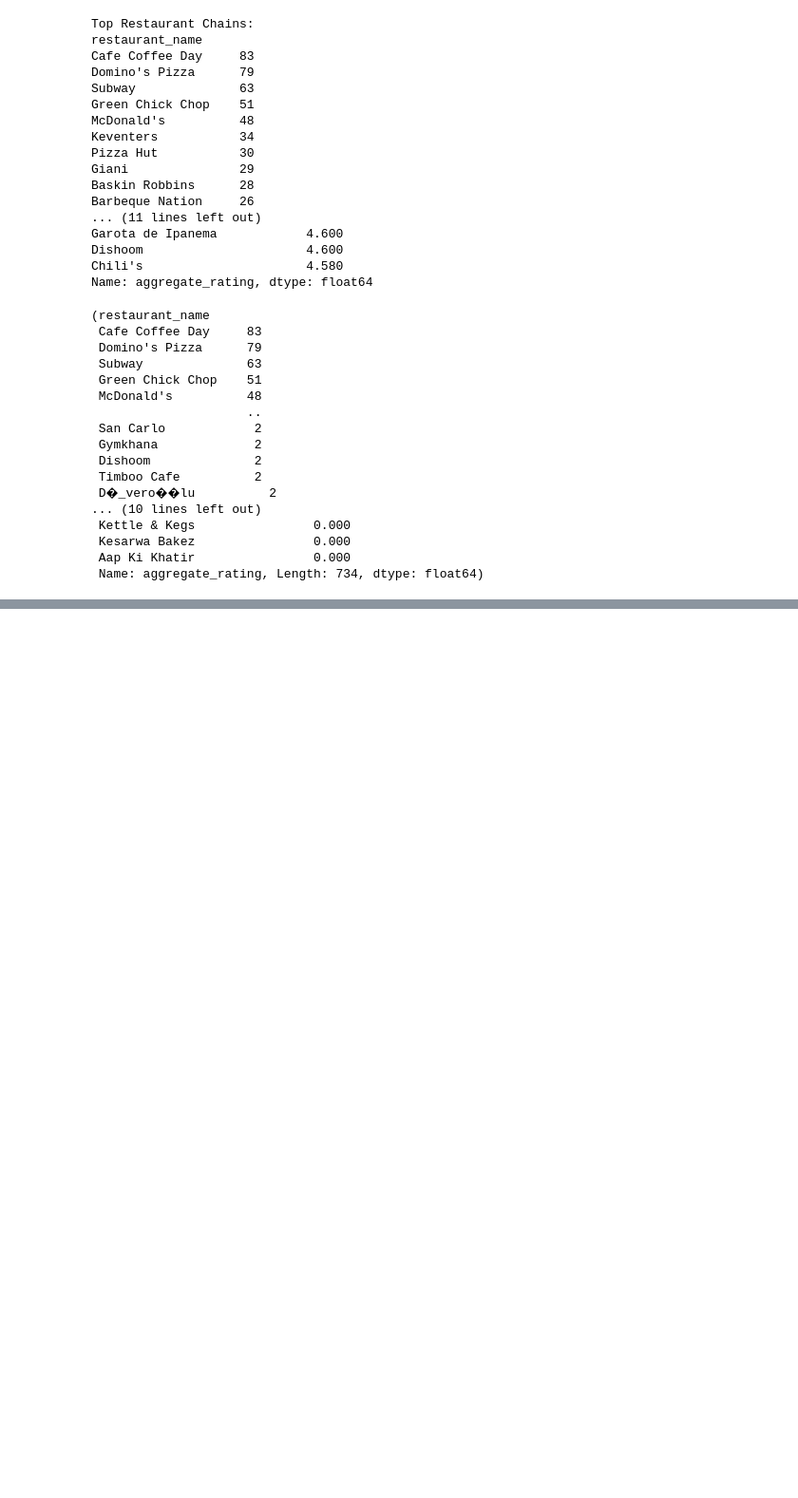
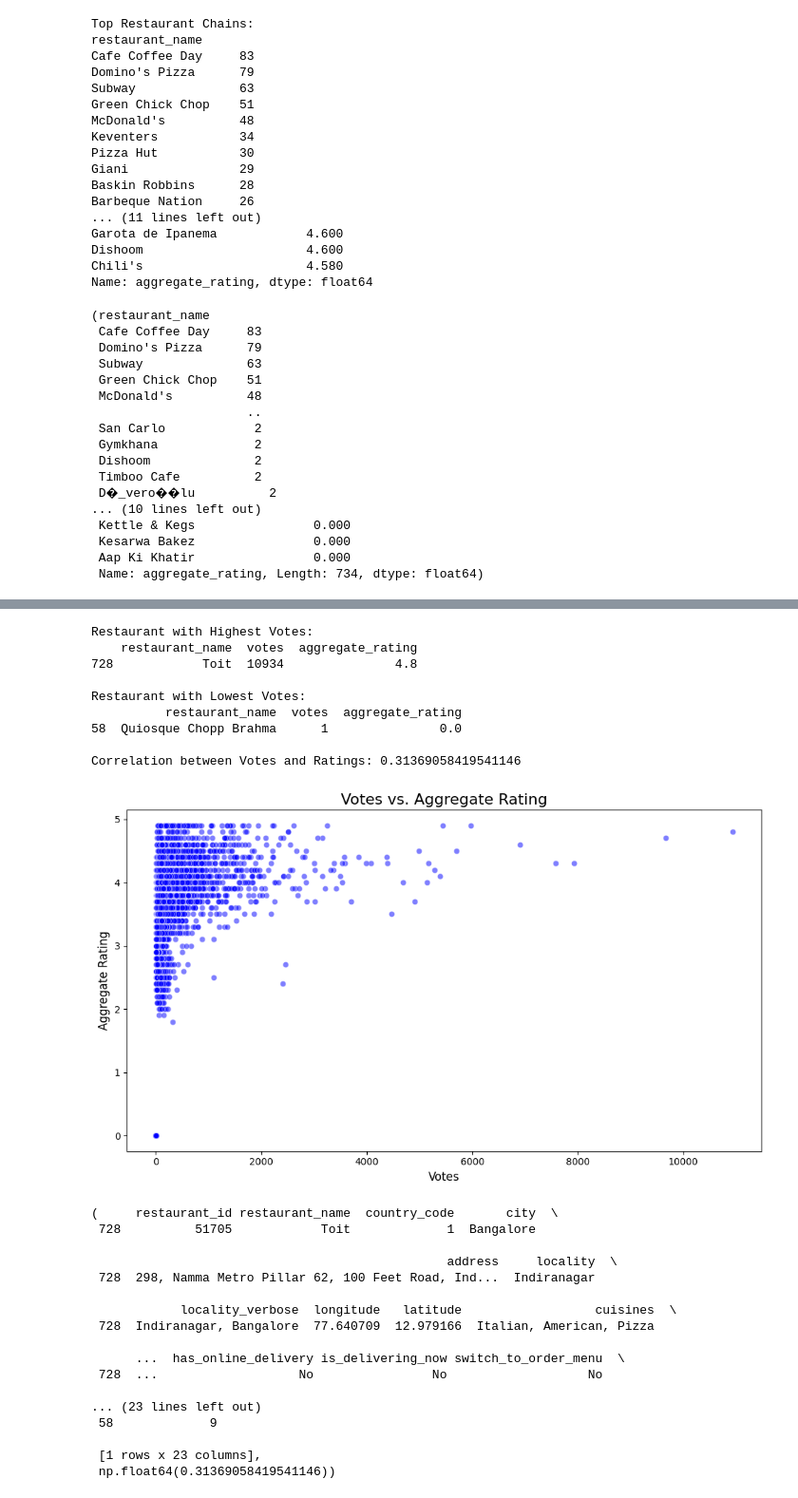
Before and after one commit to bef898/COGNIFY_TASKS, a Jupyter notebook: notebook/data_proccessing.ipynb, the cells around one changed output, grey strips where cells are left out. Shown at 95% size. Drawn from its saved outputs; the diff is of its cells as text; code cells hidden in the pictures; blank space fills up the shorter version.

```diff
--- a/notebook/data_proccessing.ipynb
+++ b/notebook/data_proccessing.ipynb
@@ -331,0 +357,30 @@ Name: aggregate_rating, dtype: float64
+# %%
+LevelThreeTasks.votes_analysis()
+# %% [output]
+Restaurant with Highest Votes:
+    restaurant_name  votes  aggregate_rating
+728            Toit  10934               4.8
+
+Restaurant with Lowest Votes:
+          restaurant_name  votes  aggregate_rating
+58  Quiosque Chopp Brahma      1               0.0
+
+Correlation between Votes and Ratings: 0.31369058419541146
+[figure, added]
+(     restaurant_id restaurant_name  country_code       city  \
+ 728          51705            Toit             1  Bangalore
+
+                                                address     locality  \
+ 728  298, Namma Metro Pillar 62, 100 Feet Road, Ind...  Indiranagar
+
+            locality_verbose  longitude   latitude                  cuisines  \
+ 728  Indiranagar, Bangalore  77.640709  12.979166  Italian, American, Pizza
+
+      ...  has_online_delivery is_delivering_now switch_to_order_menu  \
+ 728  ...                   No                No                   No
+
+... (23 lines left out)
+ 58             9
+
+ [1 rows x 23 columns],
+ np.float64(0.31369058419541146))
```
Also changed, not shown: parts of 5 cells of this notebook, 2 other files.
